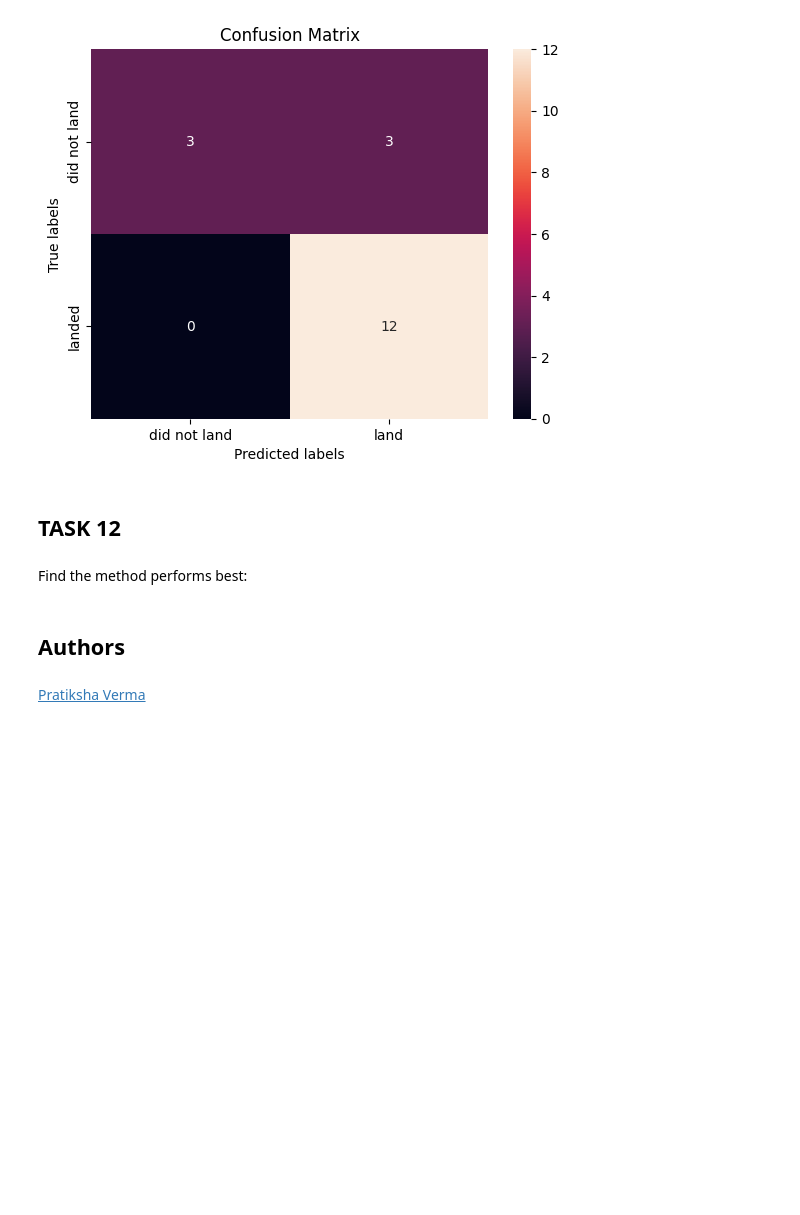
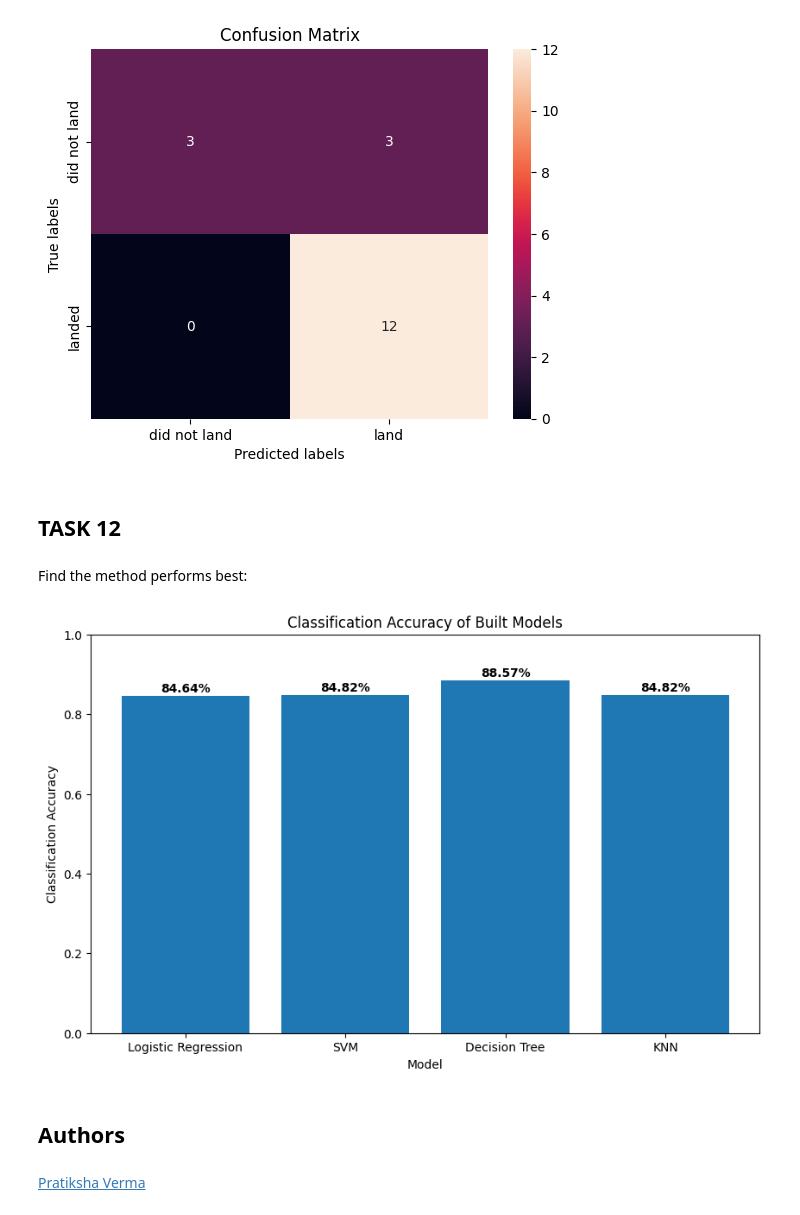
Before and after one commit to bbonmati/data_science_capstone, a Jupyter notebook: SpaceX_Machine Learning Prediction_Part_5.ipynb, the cells around one changed output. Drawn from its saved outputs; the diff is of its cells as text; code cells hidden in the pictures; blank space fills up the shorter version.

```diff
--- a/SpaceX_Machine Learning Prediction_Part_5.ipynb
+++ b/SpaceX_Machine Learning Prediction_Part_5.ipynb
@@ -343,6 +343,39 @@ plot_confusion_matrix(Y_test,yhat)
 Find the method performs best:
 # %%
 ## The best performing methods are Logistic Regression, SVM, Decision Tree and KNN, with the same test accuracy of 83.33%.
+# %%
+models = ['Logistic Regression', 'SVM', 'Decision Tree', 'KNN']
+
+accuracies = [
+    logreg_cv.best_score_,
+    svm_cv.best_score_,
+    tree_cv.best_score_,
+    knn_cv.best_score_
+]
+
+plt.figure(figsize=(10, 6))
+
+bars = plt.bar(models, accuracies)
+
+plt.ylabel('Classification Accuracy')
+plt.xlabel('Model')
+plt.title('Classification Accuracy of Built Models')
+
+# Mostrar el porcentaje encima de cada barra
+for bar, accuracy in zip(bars, accuracies):
+    plt.text(
+        bar.get_x() + bar.get_width() / 2,
+        bar.get_height() + 0.01,
+        f'{accuracy:.2%}',
+        ha='center',
+        fontweight='bold'
+    )
+
+plt.ylim(0, 1)
+
+plt.show()
+# %% [output]
+[figure, added]
 # %% [markdown]
 ## Authors
 # %% [markdown]
```
Also changed, not shown: parts of 2 cells of this notebook.
